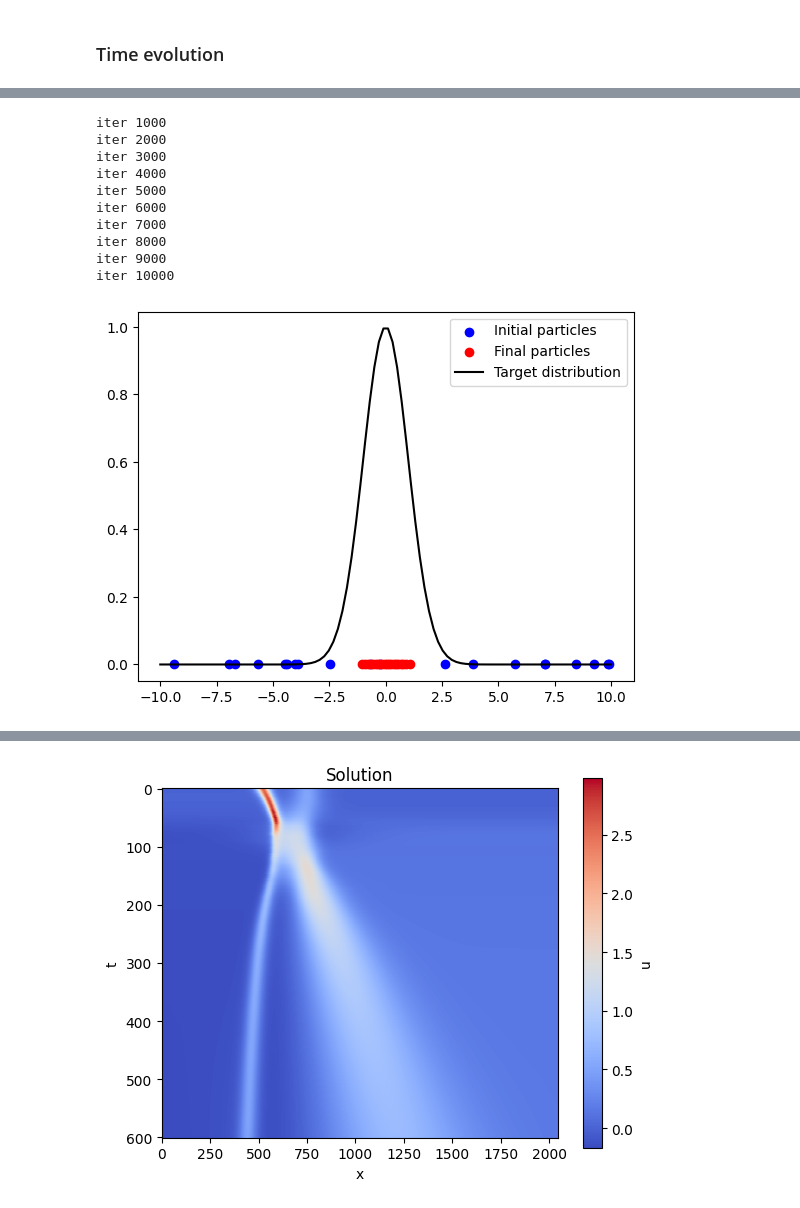
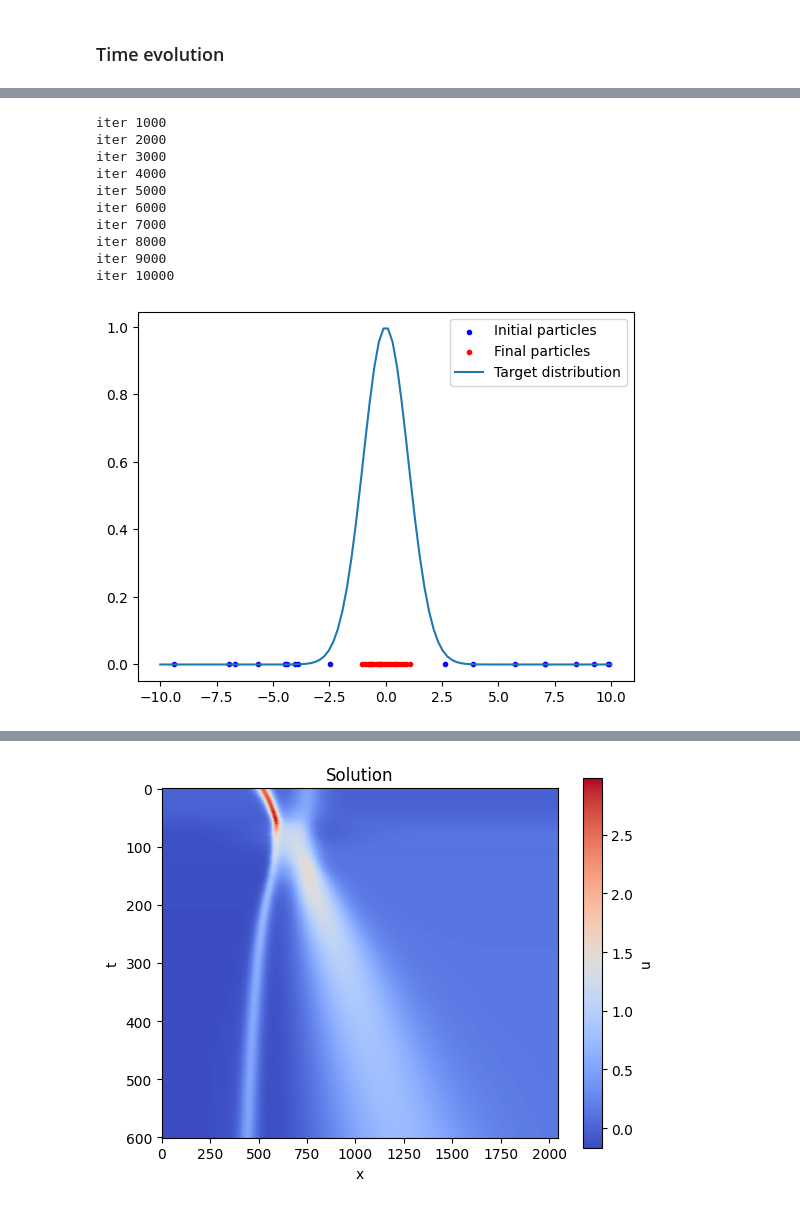
Before and after one commit to FraBet29/Neural_Galerkin, a Jupyter notebook: Adaptive-KdV.ipynb, the cells around one changed output, grey strips where cells are left out. Cells and saved outputs as stored; diff of their text form; code cells hidden in the pictures.

```diff
--- a/Adaptive-KdV.ipynb
+++ b/Adaptive-KdV.ipynb
@@ -48,15 +48,18 @@ problem_data = ProblemData(name='kdv_adaptive', # problem name
                            T=6, # final time
                            initial_fn=lambda x: exactKdVTwoSol(x, 0), # initial condition
                            N=2048, # number of spatial points
-                           dt=0.001, # time step
+                           dt=0.01, # time step (if needed)
                           )
 
 training_data = TrainingData(m=5, # number of neurons per layer
                              batch_size=10000, # batch size
                              epochs=100000, # number of epochs
                              gamma=0.1, # learning rate
-                             scheduler=optax.linear_schedule(init_value=0.1, end_value=0.01,
-                                                             transition_steps=1000, transition_begin=1000) # learning rate scheduler
+                             seed=0, # seed for reproducibility
+                             scheduler=optax.piecewise_constant_schedule(init_value=0.1, boundaries_and_scales={1000: 0.1, 10000: 0.1}) # learning rate scheduler
+                             # scheduler=optax.exponential_decay(init_value=0.1, transition_steps=1000, decay_rate=0.9) # learning rate scheduler
+                             # scheduler=optax.linear_schedule(init_value=0.1, end_value=0.01,
+                             #                                 transition_steps=1000, transition_begin=1000) # learning rate scheduler
                             )
 # %%
 plot_function(problem_data.initial_fn, problem_data, 'Exact initial condition')
@@ -91,9 +95,9 @@ initial_fit = False
 
 if initial_fit:
     theta = init_neural_galerkin(net, problem_data, training_data) # train a NN to fit the initial condition
-    jnp.save('./data/theta_init_' + problem_data.name +'.npy', theta)
+    jnp.save('./data/theta_init_' + problem_data.name + '_' + str(training_data.seed) + '.npy', theta)
 else:
-    theta = jnp.load('./data/theta_init_' + problem_data.name + '.npy', allow_pickle=True).item()
+    theta = jnp.load('./data/theta_init_' + problem_data.name + '_' + str(training_data.seed) + '.npy', allow_pickle=True).item()
 # %% [markdown]
 ### Time evolution
 # %%
@@ -253,47 +192,38 @@ def SVGD_update(x0, lnprob, n_iter=1000, stepsize=1e-3, alpha=1.0, debug=False):
 # %%
-# Test SVGD against a simple Gaussian
+# Test SVGD on a simple Gaussian
 
 @jax.jit
 def gaussian(x, mu, sigma):
     return jnp.exp(- 0.5 * (x - mu) ** 2 / sigma ** 2)
 
 @jax.jit
 def log_gaussian(x, mu, sigma):
     return jnp.log(gaussian(x, mu, sigma))
 
 @jax.jit
 def log_gaussian_dx(x, mu, sigma):
     return jax.vmap(jax.grad(log_gaussian), (0, None, None))(x, mu, sigma)
 
-def test_SVGD():
+x0 = jax.random.uniform(jax.random.key(0), shape=(20, ), minval=-10, maxval=10).reshape(-1, 1) # initial particles
+dlnprob = lambda x: log_gaussian_dx(x, 0, 1)
+theta = SVGD_update(x0, dlnprob, n_iter=10000, stepsize=0.05, debug=True)
 
-	# Initial particles
-    x0 = jax.random.uniform(jax.random.key(0), shape=(20, ), minval=-10, maxval=10).reshape(-1, 1)
-
-    dlnprob = lambda x: log_gaussian_dx(x, 0, 1)
-
-    theta = SVGD_update(x0, dlnprob, n_iter=10000, stepsize=0.05, debug=True)
-
-    # Plot
-    plt.scatter(x0, jnp.zeros_like(x0), color='blue', label='Initial particles')
-    plt.scatter(theta, jnp.zeros_like(theta), color='red', label='Final particles')
-    x_plot = jnp.linspace(-10, 10, 100)
-    plt.plot(x_plot, gaussian(x_plot, 0, 1), color='black', label='Target distribution')
-    plt.legend()
-    plt.show()
-
-
-test_SVGD()
+plt.scatter(x0, jnp.zeros_like(x0), color='blue', label='Initial particles', marker='.')
+plt.scatter(theta, jnp.zeros_like(theta), color='red', label='Final particles', marker='.')
+x_plot = jnp.linspace(-10, 10, 100)
+plt.plot(x_plot, gaussian(x_plot, 0, 1), label='Target distribution')
+plt.legend()
+plt.show()
 # %% [output]
 iter 1000
 iter 2000
 iter 3000
 iter 4000
 iter 5000
 iter 6000
 iter 7000
 iter 8000
 iter 9000
 iter 10000
-[figure, old version]
+[figure, new version]
 # %%
```
Also changed, not shown: parts of 21 cells of this notebook, 3 other files.
